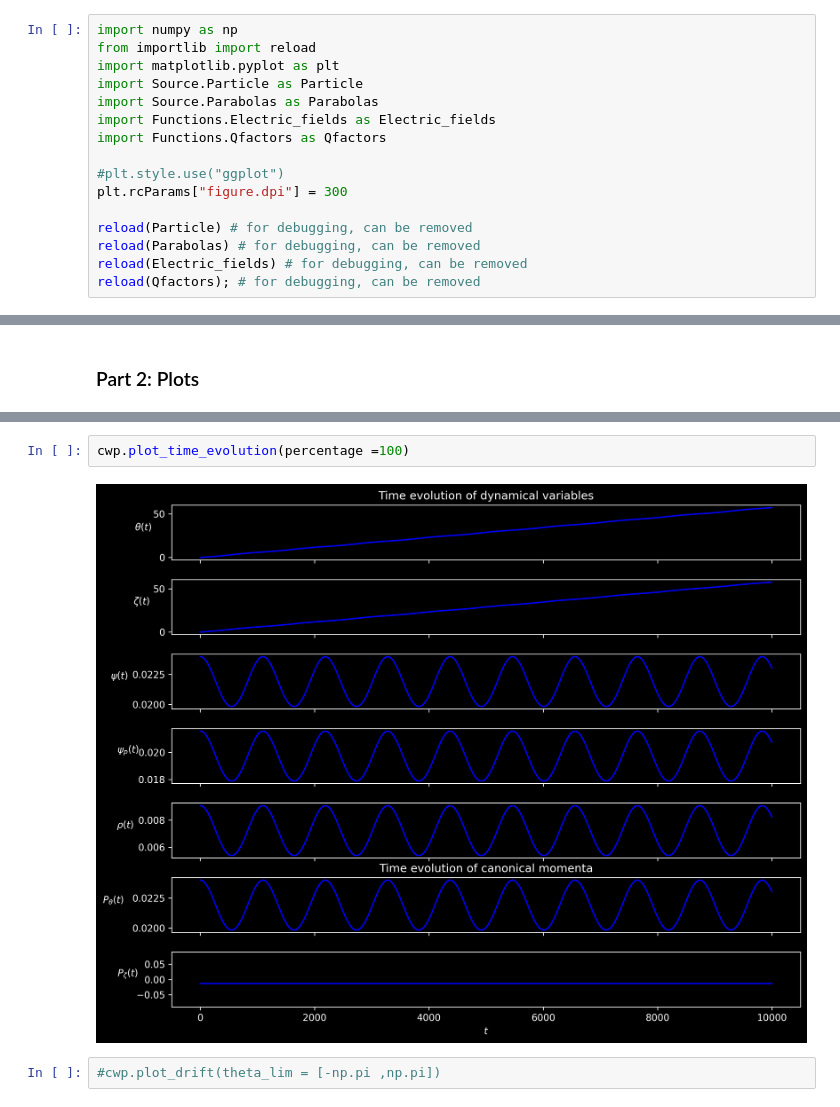
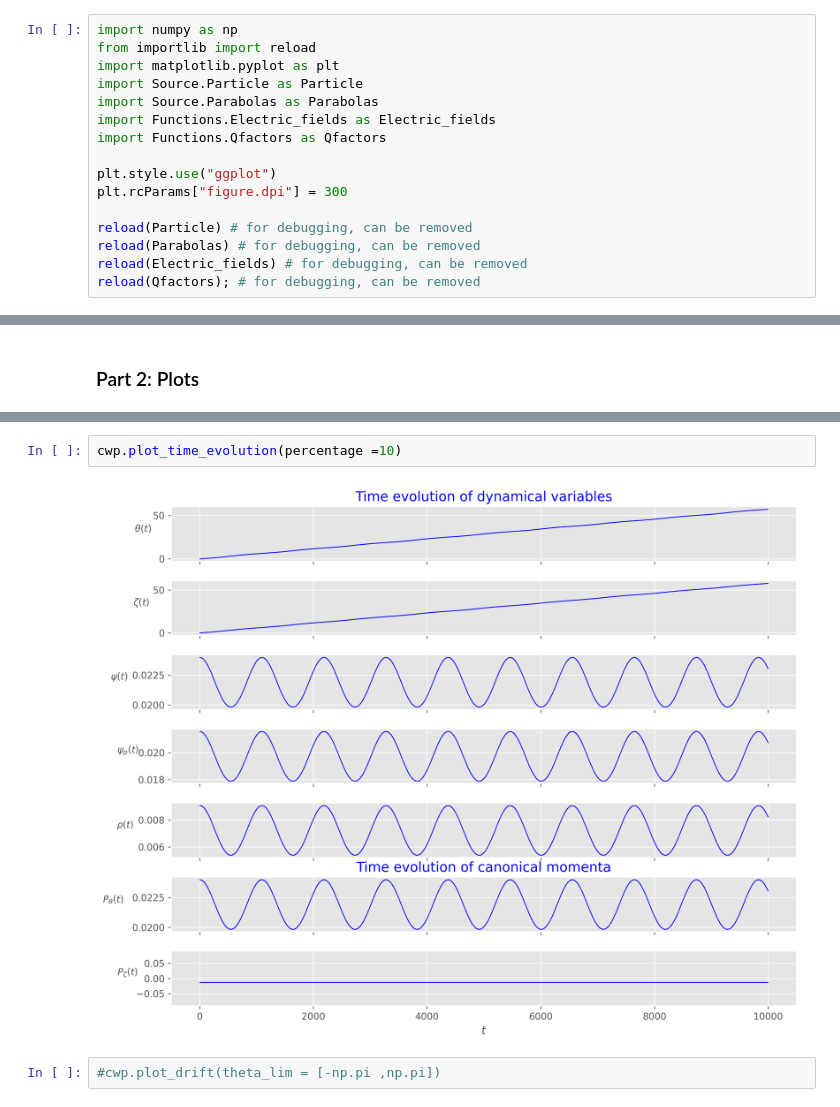
Before and after one commit to PlasmaPhy/guiding-center-motion, a Jupyter notebook: Notebook.ipynb, the cells around one changed output, grey strips where cells are left out. Drawn from its saved outputs; the diff is of its cells as text.

```diff
--- a/Notebook.ipynb
+++ b/Notebook.ipynb
@@ -7,7 +7,7 @@ import Source.Parabolas as Parabolas
 import Functions.Electric_fields as Electric_fields
 import Functions.Qfactors as Qfactors
 
-#plt.style.use("ggplot")
+plt.style.use("ggplot")
 plt.rcParams["figure.dpi"] = 300
 
 reload(Particle) # for debugging, can be removed
@@ -84,7 +86,7 @@ cwp.plot_electric(q_plot = True, zoom = [0.5, 1.1])
 # %%
-cwp.plot_time_evolution(percentage =100)
+cwp.plot_time_evolution(percentage =10)
 # %% [output]
-[figure, old version]
+[figure, new version]
 # %%
 #cwp.plot_drift(theta_lim = [-np.pi ,np.pi])
 # %% [markdown]
```
Also changed, not shown: parts of 9 cells of this notebook, 2 other files.
